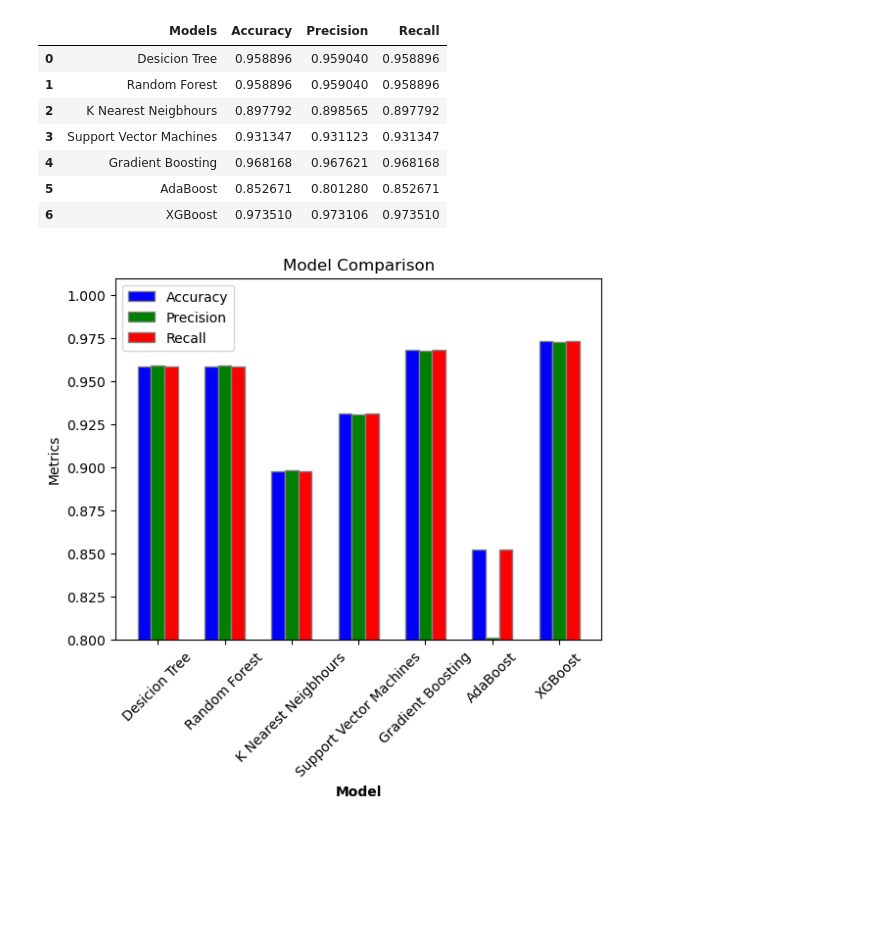
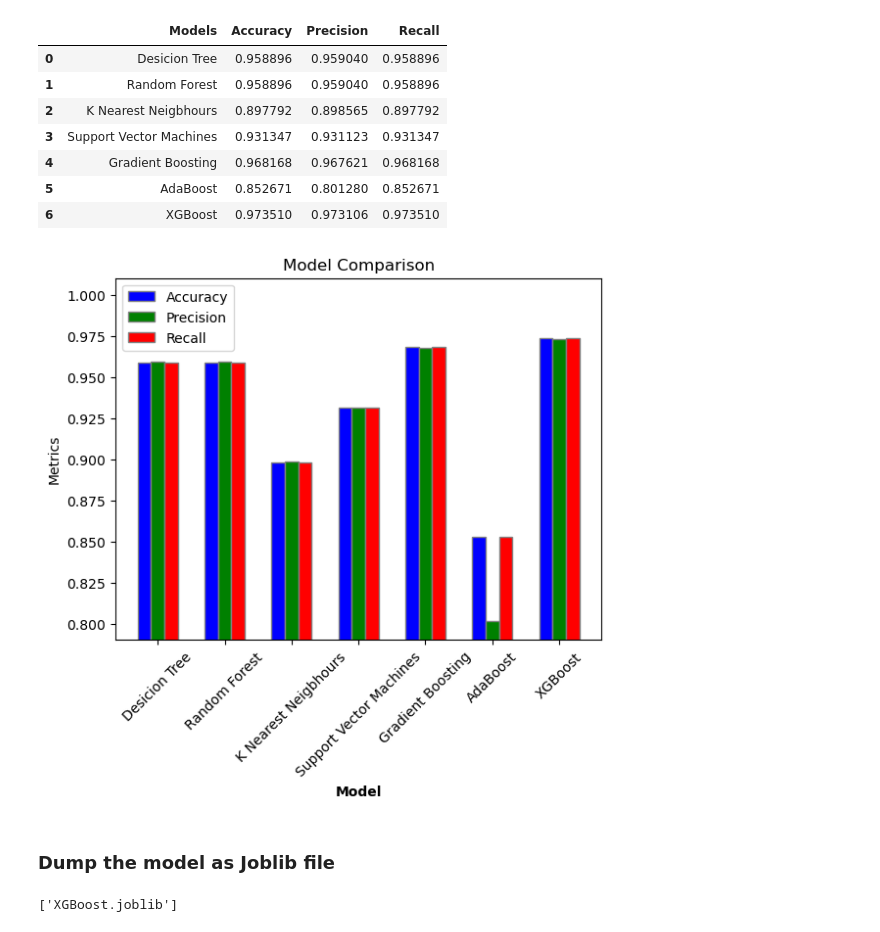
Before and after one commit to NavyaSai-V/Stellar_Object_Classification, a Jupyter notebook: Stellar_object_detection.ipynb, the cells around one changed output. Drawn from its saved outputs; the diff is of its cells as text; code cells hidden in the pictures; blank space fills up the shorter version.

Commit message:
dumping the model

```diff
--- a/Stellar_object_detection.ipynb
+++ b/Stellar_object_detection.ipynb
@@ -669,32 +669,39 @@ Model_compare.head(7)
 
 # Number of models
 n_models = len(Model_compare['Models'])
 
 # Setting the positions and width for the bars
 bar_width = 0.2
 r1 = np.arange(n_models)
 r2 = [x + bar_width for x in r1]
 r3 = [x + bar_width for x in r2]
 
 # Plotting the bars
 plt.bar(r1, Model_compare['Accuracy'], color='b', width=bar_width, edgecolor='grey', label='Accuracy')
 plt.bar(r2, Model_compare['Precision'], color='g', width=bar_width, edgecolor='grey', label='Precision')
 plt.bar(r3, Model_compare['Recall'], color='r', width=bar_width, edgecolor='grey', label='Recall')
 
 # Adding the xticks
 plt.xlabel('Model', fontweight='bold')
 plt.xticks([r + bar_width for r in range(n_models)], Model_compare['Models'])
 
 # Adding labels and title
 plt.ylabel('Metrics')
 plt.title('Model Comparison')
 plt.legend()
 plt.xticks(rotation=45)
 
 # Set y-axis limits
-plt.ylim(0.8, 1.01)
+plt.ylim(0.79, 1.01)
 
 # Show the plot
 plt.show()
 # %% [output]
-[figure, old version]
+[figure, new version]
+# %% [markdown]
+### Dump the model as Joblib file
+# %%
+from joblib import dump
+dump(model_xgb, 'XGBoost.joblib')
+# %% [output]
+['XGBoost.joblib']
```
Also changed, not shown: 2 other files.
